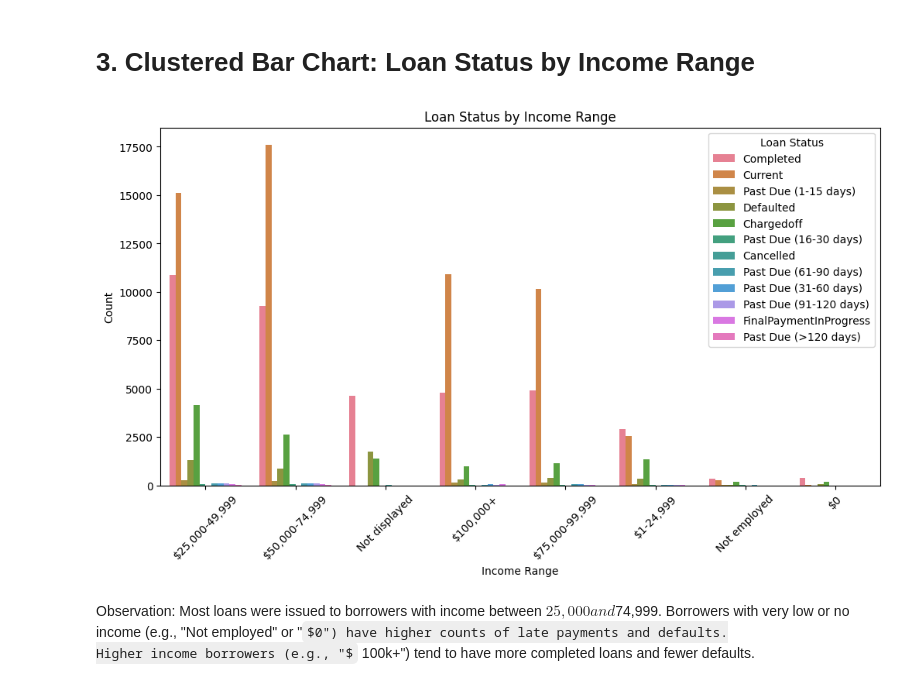
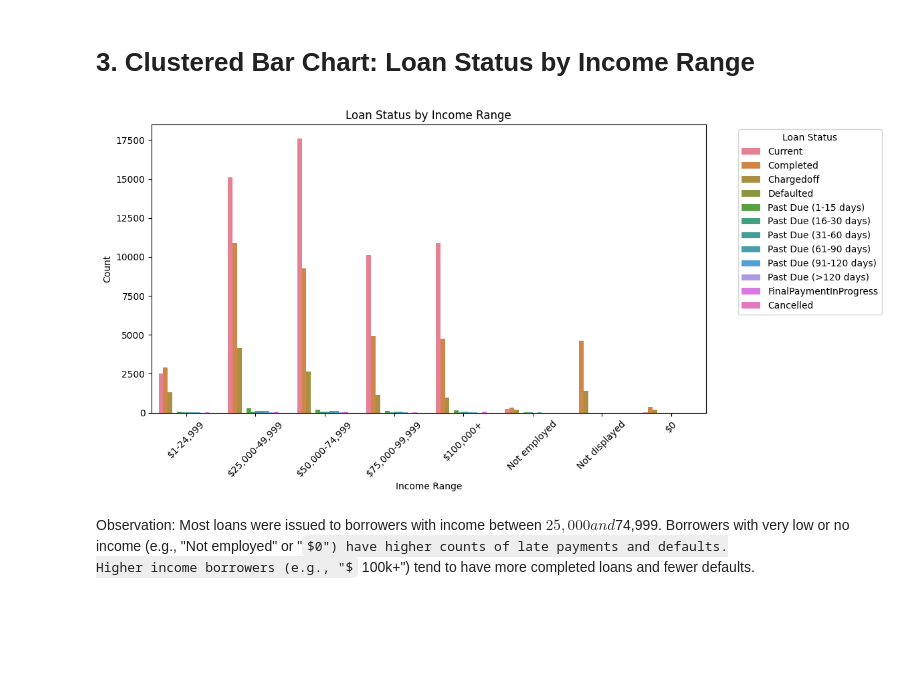
Before and after one commit to Jana-Alrzoog/prosper-loan-data-analysis, a Jupyter notebook: Part_I_exploration_template.ipynb, the cells around one changed output. Cells and saved outputs as stored; diff of their text form; code cells hidden in the pictures; some formulas as TeX source; blank space fills up the shorter version.

```diff
--- a/Part_I_exploration_template.ipynb
+++ b/Part_I_exploration_template.ipynb
@@ -223,17 +247,40 @@ On the other hand, borrowers with Delayed or Defaulted loans have higher borrowe
 Some loan statuses (like “Past Due”) show more outliers and wider variation.
 # %% [markdown]
 # 3. Clustered Bar Chart: Loan Status by Income Range
-# %%
-plt.figure(figsize=(12,6))
-sns.countplot(data=df, x='IncomeRange', hue='LoanStatus')
-plt.title('Loan Status by Income Range')
-plt.xlabel('Income Range')
-plt.ylabel('Count')
-plt.xticks(rotation=45)
-plt.legend(title='Loan Status')
-plt.show()
-# %% [output]
-[figure, removed]
+# %%
+import pandas as pd
+import seaborn as sns
+import matplotlib.pyplot as plt
+from pandas.api.types import CategoricalDtype
+
+income_order = [
+    '$1-24,999', '$25,000-49,999', '$50,000-74,999',
+    '$75,000-99,999', '$100,000+', 'Not employed', 'Not displayed', '$0'
+]
+income_dtype = CategoricalDtype(categories=income_order, ordered=True)
+
+loanstatus_order = [
+    'Current', 'Completed', 'Chargedoff', 'Defaulted',
+    'Past Due (1-15 days)', 'Past Due (16-30 days)', 'Past Due (31-60 days)',
+    'Past Due (61-90 days)', 'Past Due (91-120 days)', 'Past Due (>120 days)',
+    'FinalPaymentInProgress', 'Cancelled'
+]
+loanstatus_dtype = CategoricalDtype(categories=loanstatus_order, ordered=True)
+
+df['IncomeRange'] = df['IncomeRange'].astype(income_dtype)
+df['LoanStatus'] = df['LoanStatus'].astype(loanstatus_dtype)
+
+plt.figure(figsize=(12, 6))
+sns.countplot(data=df, x='IncomeRange', hue='LoanStatus')
+plt.title('Loan Status by Income Range')
+plt.xlabel('Income Range')
+plt.ylabel('Count')
+plt.xticks(rotation=45)
+plt.legend(title='Loan Status', bbox_to_anchor=(1.05, 1), loc='upper left')
+plt.tight_layout()
+plt.show()
+# %% [output]
+[figure, added]
 # %% [markdown]
  Observation:
 Most loans were issued to borrowers with income between $25,000 and $74,999.
```
Also changed, not shown: parts of 4 cells of this notebook, 1 other file.
